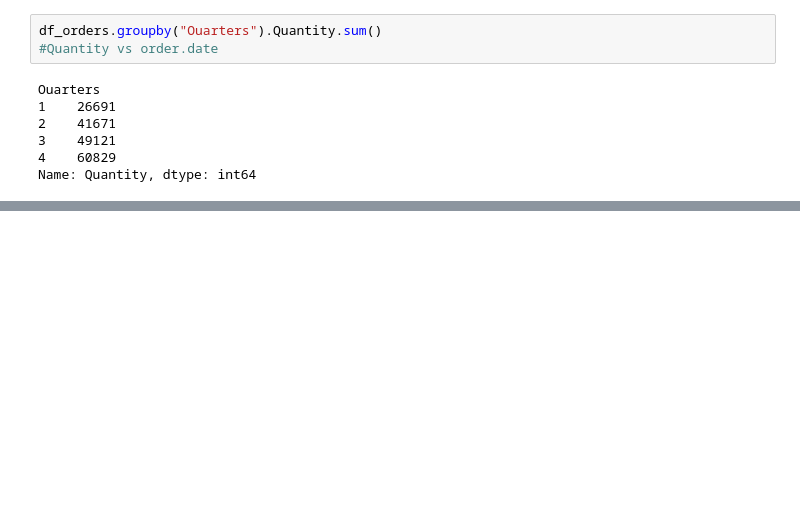
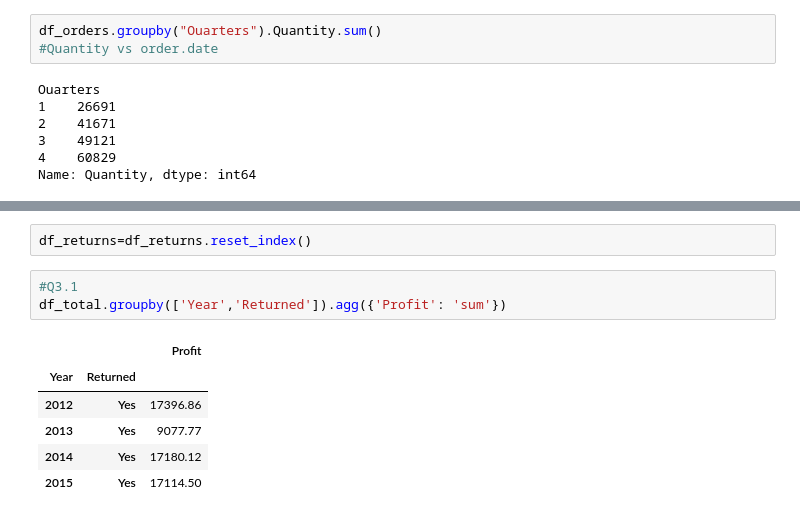
Before and after one commit to TheAidanAu/ML_Lab, a Jupyter notebook: AIDAN/ML_Lab_EDA_AIDAN.ipynb, the cells around one changed output, grey strips where cells are left out. Saved outputs shown, nothing was run; the diff lists cells and outputs as text; blank space fills up the shorter version.

```diff
--- a/AIDAN/ML_Lab_EDA_AIDAN.ipynb
+++ b/AIDAN/ML_Lab_EDA_AIDAN.ipynb
@@ -205,0 +265,12 @@ ValueError: No axis named Ouarters for object type DataFrame
+# %%
+df_returns=df_returns.reset_index()
+# %%
+#Q3.1
+df_total.groupby(['Year','Returned']).agg({'Profit': 'sum'})
+# %% [output]
+|  |  | Profit |
+| Year | Returned |  |
+| 2012 | Yes | 17396.86 |
+| 2013 | Yes | 9077.77 |
+| 2014 | Yes | 17180.12 |
+| 2015 | Yes | 17114.50 |
```
Also changed, not shown: parts of 14 cells of this notebook.
